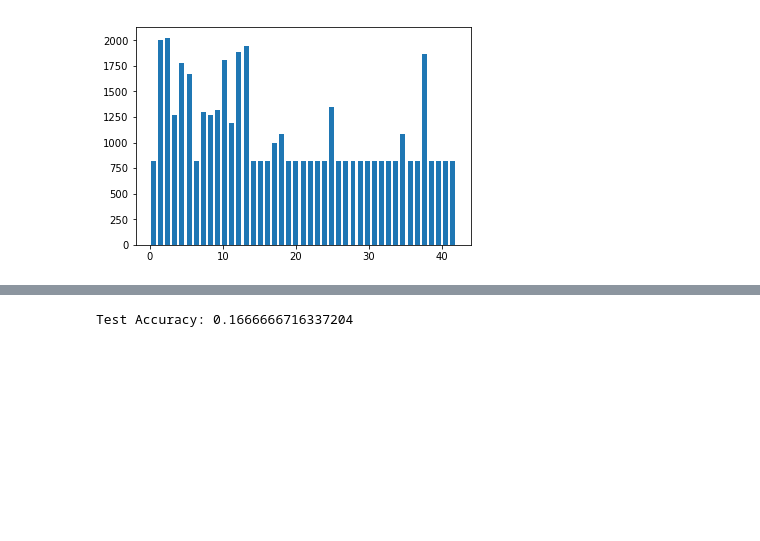
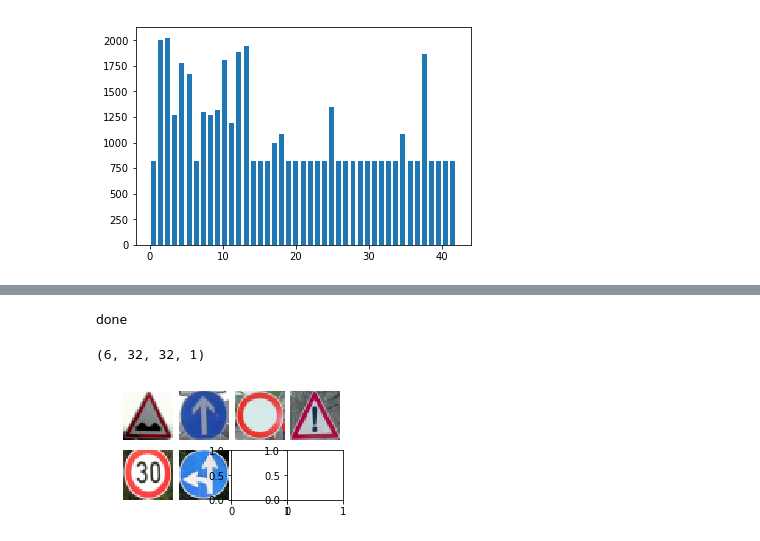
Before and after one commit to origamyllc/traffic-sign-classifier, a Jupyter notebook: classifier.ipynb, the cells around one changed output, grey strips where cells are left out. Cells and saved outputs as stored; diff of their text form; code cells hidden in the pictures; blank space fills up the shorter version.

```diff
--- a/classifier.ipynb
+++ b/classifier.ipynb
@@ -270,7 +270,7 @@ keep_prob = tf.placeholder(tf.float32)
 one_hot_y = tf.one_hot(y, 43)
 # %%
 # Setting learning rate, loss functions, and optimizer
-rate = 0.005
+rate = 0.00097
 #logits = yPredbyNN, labels=Y
 logits = neural_network(x)
 cross_entropy = tf.nn.softmax_cross_entropy_with_logits(logits=logits, labels=one_hot_y)
@@ -347,15 +346,0 @@ Test Accuracy: 0.9072842597961426
-# %%
-import glob
-import cv2
-
-my_images = sorted(glob.glob('./mysigns/*.png'))
-my_labels = np.array([1, 22, 35, 15, 37, 18])
-my_signs = []
-index = 0
-for my_image in my_images:
-    my_signs.append(img)
-for i in my_images:
-    image = plt.imread(i)
-    add_pics_data.append(image)
-    plt.imshow(image)
-    plt.show()
@@ -369,15 +347,42 @@ for i in my_images:
-# %%
-my_signs = np.array(my_signs)
-my_signs_gray = np.sum(my_signs/3, axis=3, keepdims=True)
-my_signs = my_signs_gray
-my_signs_normalized = (my_signs - 128)/128
-### Run the predictions here and use the model to output the prediction for each image.
-### Make sure to pre-process the images with the same pre-processing pipeline used earlier.
-### Feel free to use as many code cells as needed.
- ##Launch the model on the test data
-with tf.Session() as sess:
-    saver.restore(sess, "./lenet")
-    test_accuracy = sess.run(accuracy_operation, feed_dict={x: my_signs, y: my_labels, keep_prob : 1.0})
-print('Test Accuracy: {}'.format(test_accuracy))
-# %% [output]
-Test Accuracy: 0.1666666716337204
+# %%
+ #Reinitialize and re-import if starting a new kernel here
+import matplotlib.pyplot as plt
+%matplotlib inline
+
+import tensorflow as tf
+import numpy as np
+import cv2
+
+print('done')
+# %% [output]
+done
+# %%
+### Load the images and plot them here.
+### Feel free to use as many code cells as needed.
+
+#reading in an image
+import glob
+import matplotlib.image as mpimg
+
+fig, axs = plt.subplots(2,4, figsize=(4, 2))
+fig.subplots_adjust(hspace = .2, wspace=.001)
+axs = axs.ravel()
+
+my_images = []
+
+for i, img in enumerate(glob.glob('./mysigns/*.png')):
+    image = cv2.imread(img)
+    axs[i].axis('off')
+    axs[i].imshow(cv2.cvtColor(image, cv2.COLOR_BGR2RGB))
+    my_images.append(image)
+
+my_images = np.asarray(my_images)
+
+my_images_gry = np.sum(my_images/3, axis=3, keepdims=True)
+
+my_images_normalized = (my_images_gry - 128)/128
+
+print(my_images_normalized.shape)
+# %% [output]
+(6, 32, 32, 1)
+[figure, added]
```
Also changed, not shown: parts of 6 cells of this notebook, 2 other files.
